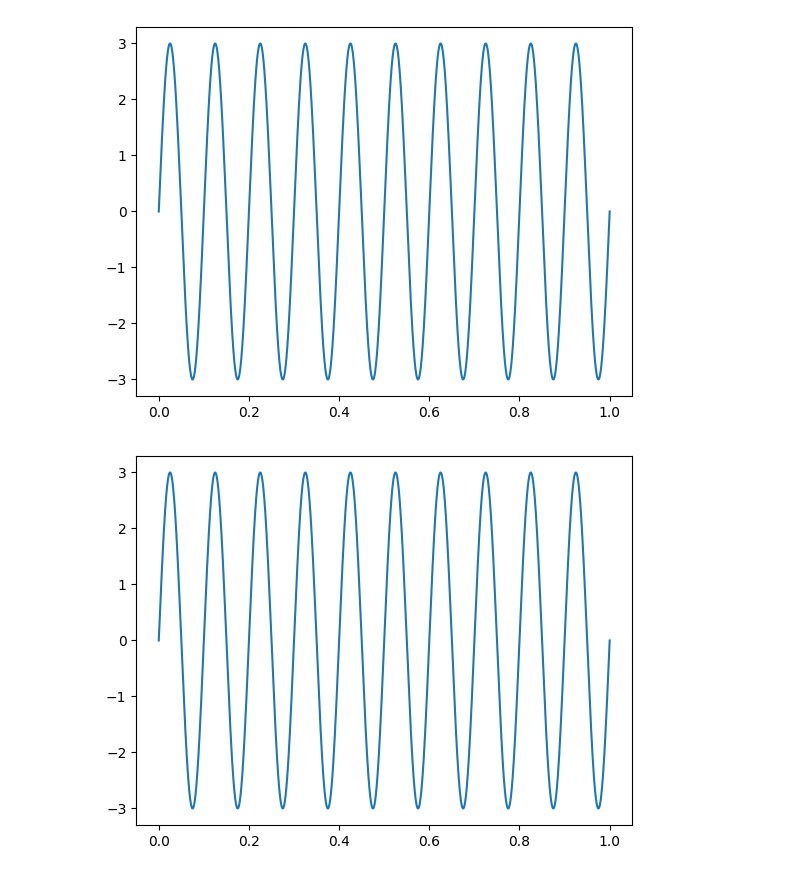
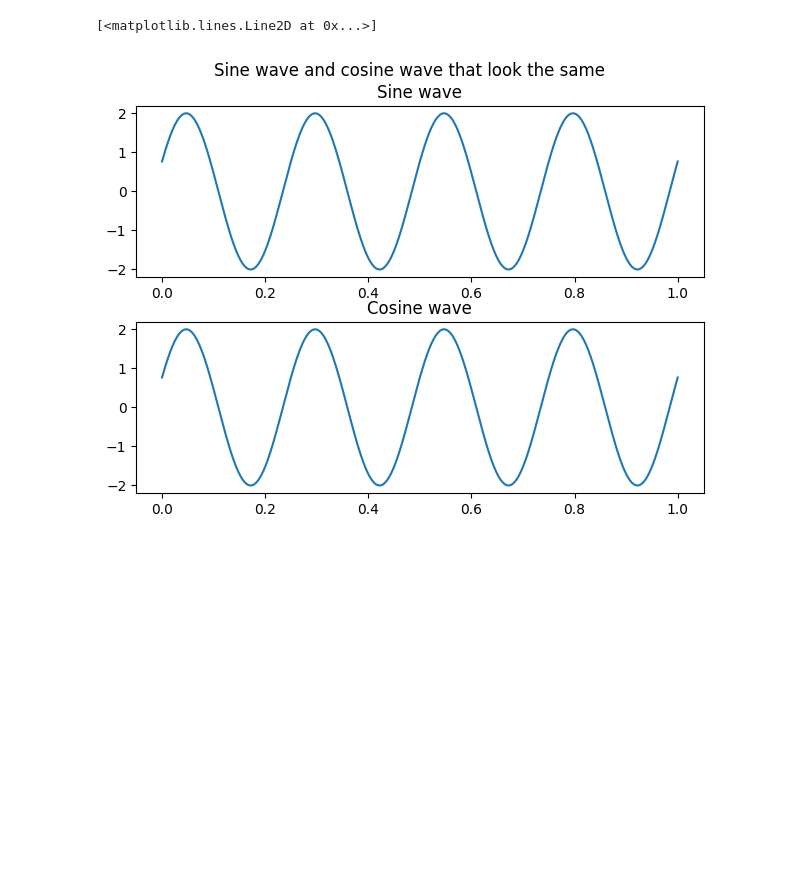
Before and after one commit to visanalexandru/SignalProcessing, a Jupyter notebook: Lab2/lab2.ipynb, the cells around one changed output. Saved outputs shown, nothing was run; the diff lists cells and outputs as text; code cells hidden in the pictures; blank space fills up the shorter version.

```diff
--- a/Lab2/lab2.ipynb
+++ b/Lab2/lab2.ipynb
@@ -5,17 +6,23 @@ import matplotlib.pyplot as plt
 # %%
-# A sine signal.
+# Ex 1
 
-frequency = 10
-amplitude = 3
+amplitude = 2
+frequency = 4
+phase =  np.pi/8
+sine_wave = lambda t : amplitude * np.sin(2*np.pi*frequency*t + phase)
+cosine_wave = lambda t : amplitude * np.cos(2*np.pi*frequency*t + phase - np.pi/2)
 
-x = lambda t : amplitude * np.sin(2*np.pi*frequency* t)
-y = lambda t : amplitude * np.cos(2*np.pi*frequency*t - np.pi/2)
-time = np.linspace(0, 1, 10000)
+fig, axs = plt.subplots(2)
+fig.suptitle("Sine wave and cosine wave that look the same")
+fig.tight_layout()
 
-plt.plot(time, x(time))
-plt.show()
-plt.plot(time, y(time))
-plt.show()
+
+time = np.linspace(0,1, 1000)
+
+axs[0].set_title("Sine wave")
+axs[0].plot(time, sine_wave(time))
+axs[1].set_title("Cosine wave")
+axs[1].plot(time, cosine_wave(time))
 # %% [output]
+[<matplotlib.lines.Line2D at 0x...>]
-[figure, old version]
+[figure, new version]
-[figure, removed]
```
Also changed, not shown: parts of 17 cells of this notebook.
